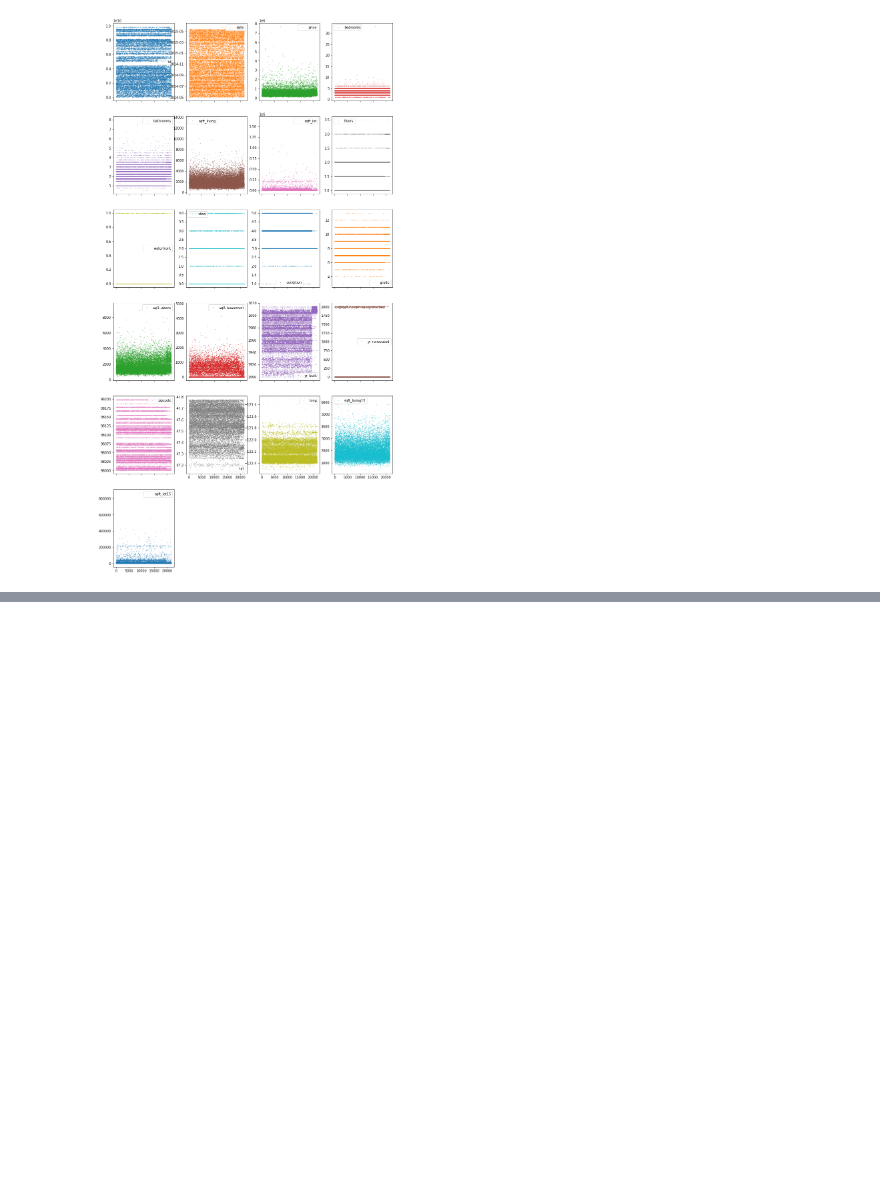
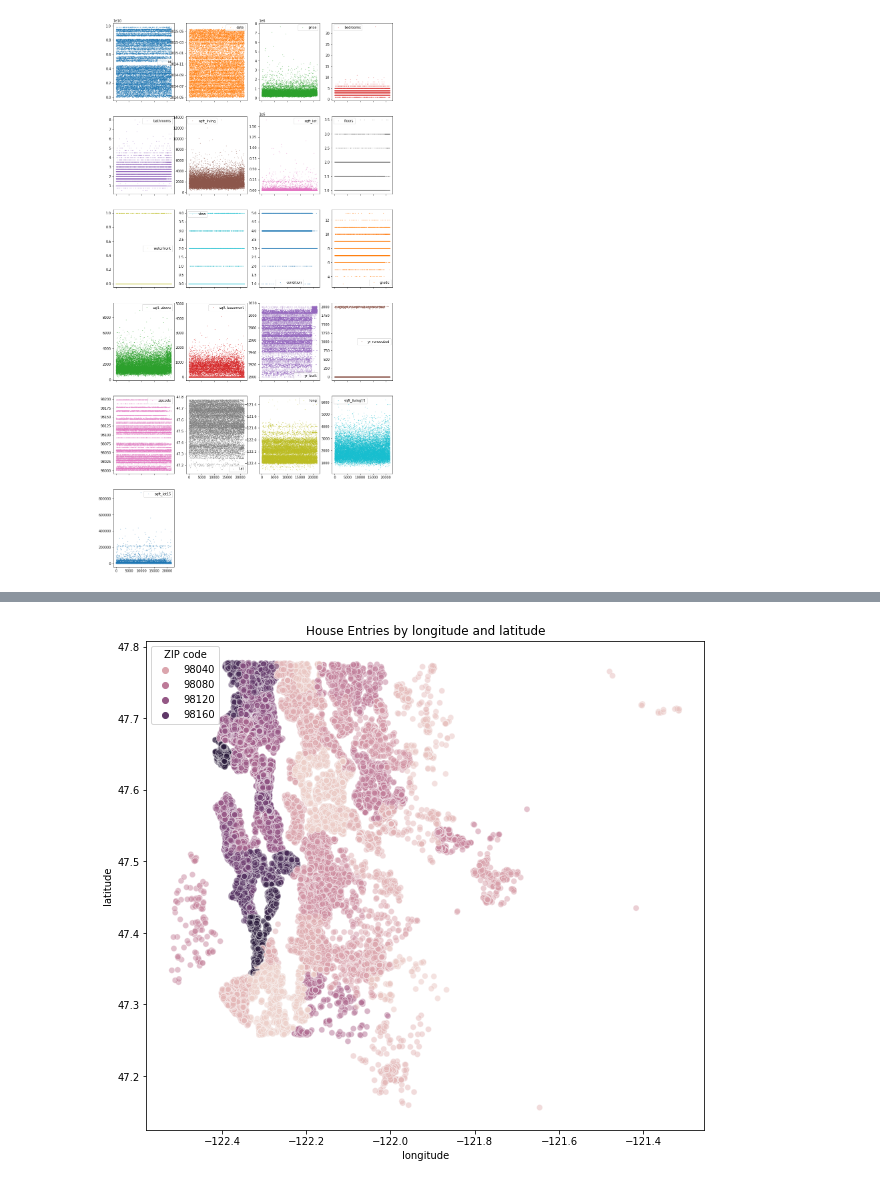
Before and after one commit to greenfirefly/ds-eda-project, a Jupyter notebook: EDA_advanced.ipynb, the cells around one changed output, grey strips where cells are left out. Drawn from its saved outputs; the diff is of its cells as text; code cells hidden in the pictures; blank space fills up the shorter version.

```diff
--- a/EDA_advanced.ipynb
+++ b/EDA_advanced.ipynb
@@ -380,0 +547,11 @@ Each point in this figure is a sample (i.e. a row) in our dataset and each subpl
+# %%
+#print(df['zipcode'].unique())
+plt.figure(figsize=(10, 9))
+sns.scatterplot(y='lat', x='long', hue='zipcode', data=df, alpha=0.5)
+
+plt.title('House Entries by longitude and latitude')
+plt.xlabel('longitude')
+plt.ylabel('latitude')
+plt.legend(title='ZIP code');
+# %% [output]
+[figure, added]
```
Also changed, not shown: parts of 17 cells of this notebook.
